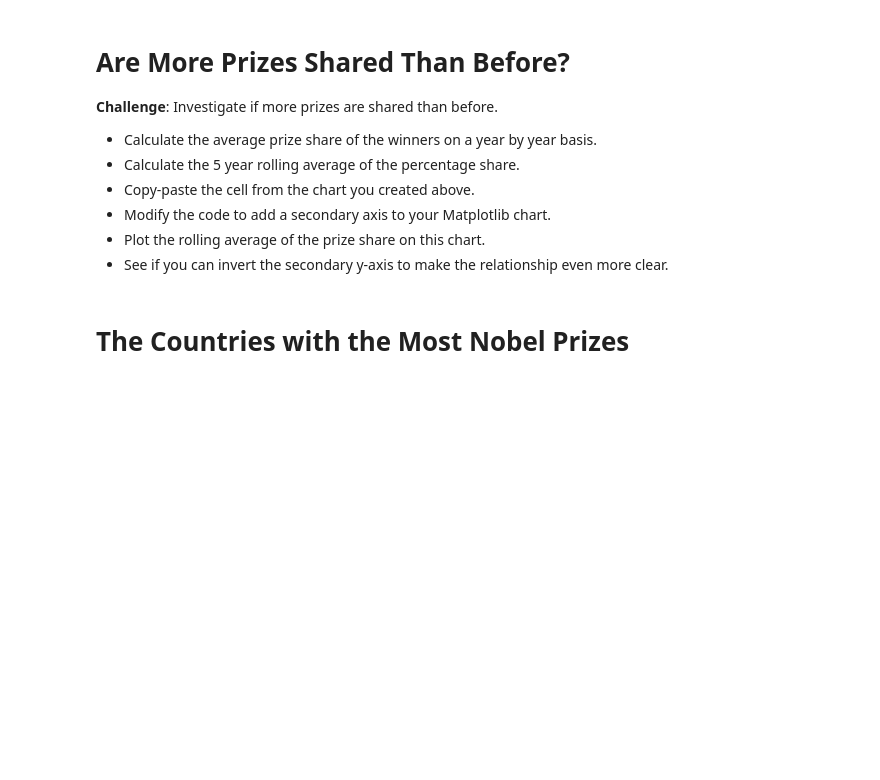
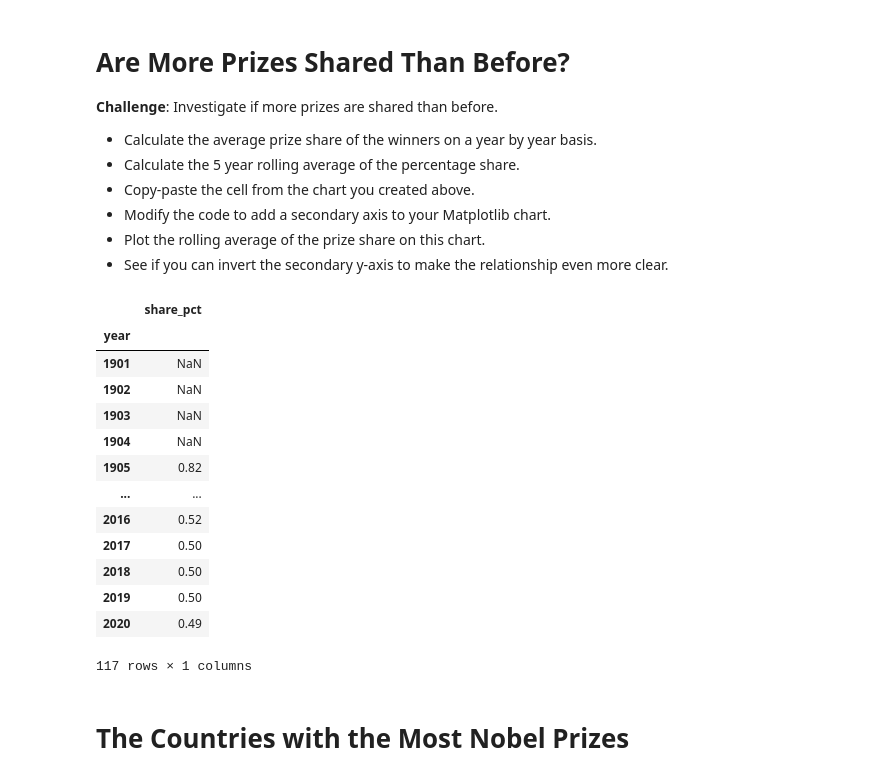
Before and after one commit to anushrinagul63/google_colab_notebooks, a Jupyter notebook: Nobel_Prize_Analysis.ipynb, the cells around one changed output. Drawn from its saved outputs; the diff is of its cells as text; code cells hidden in the pictures; blank space fills up the shorter version.

Commit message:
Prize share analysis

```diff
--- a/Nobel_Prize_Analysis.ipynb
+++ b/Nobel_Prize_Analysis.ipynb
@@ -340,6 +340,25 @@ plt.show()
 * Modify the code to add a secondary axis to your Matplotlib chart.
 * Plot the rolling average of the prize share on this chart.
 * See if you can invert the secondary y-axis to make the relationship even more clear.
+# %%
+avg_prize_share = df_data.groupby('year').agg({'share_pct': pd.Series.mean})
+moving_avg_share = avg_prize_share.rolling(window=5).mean()
+moving_avg_share
+# %% [output]
+|  | share_pct |
+| year |  |
+| 1901 | NaN |
+| 1902 | NaN |
+| 1903 | NaN |
+| 1904 | NaN |
+| 1905 | 0.82 |
+| ... | ... |
+| 2016 | 0.52 |
+| 2017 | 0.50 |
+| 2018 | 0.50 |
+| 2019 | 0.50 |
+| 2020 | 0.49 |
+117 rows × 1 columns
 # %% [markdown]
 # The Countries with the Most Nobel Prizes
 # %% [markdown]
```
Also changed, not shown: parts of 1 cell of this notebook.
